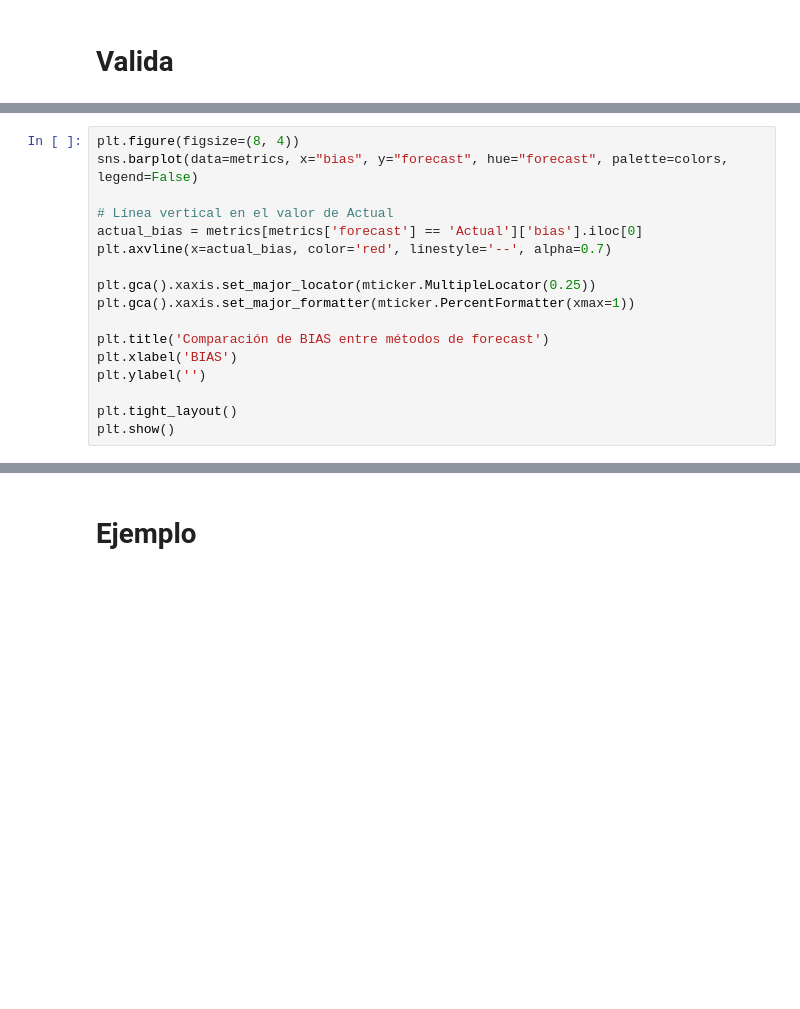
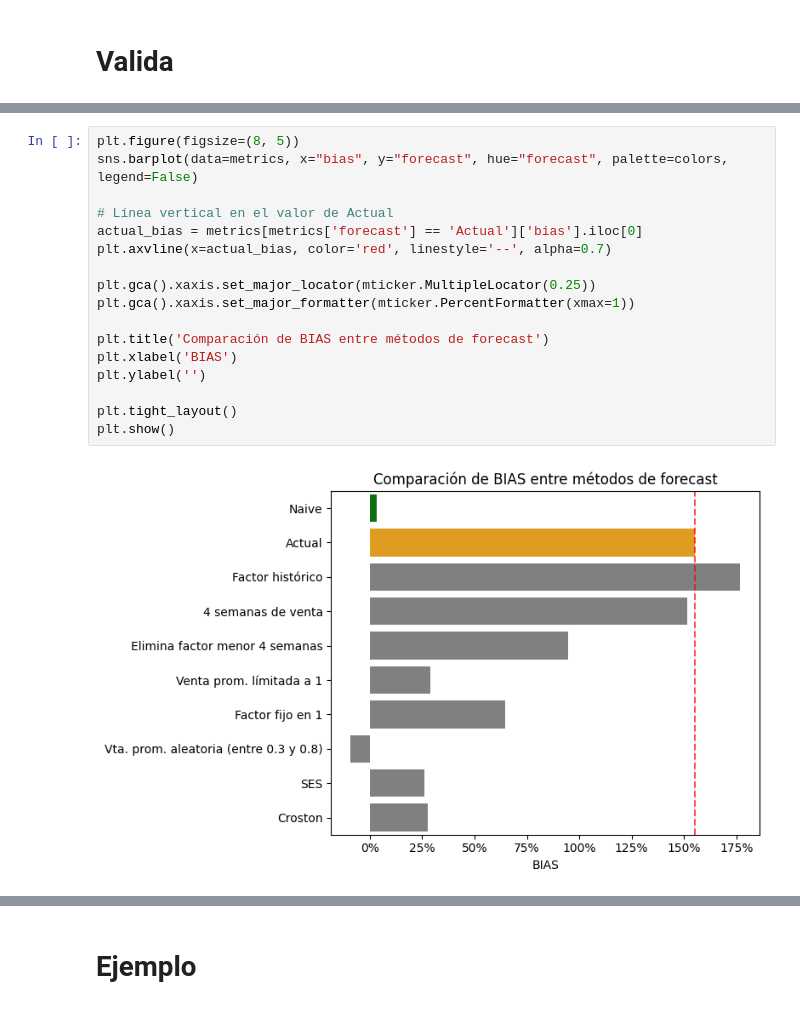
Before and after one commit to bi-retail-tricot/forecast, a Jupyter notebook: notebooks/06_modelacion_forecasts.ipynb, the cells around one changed output, grey strips where cells are left out. Cells and saved outputs as stored; diff of their text form; blank space fills up the shorter version.

```diff
--- a/notebooks/06_modelacion_forecasts.ipynb
+++ b/notebooks/06_modelacion_forecasts.ipynb
@@ -356,20 +549,22 @@ plt.show()
 # %%
-plt.figure(figsize=(8, 4))
+plt.figure(figsize=(8, 5))
 sns.barplot(data=metrics, x="bias", y="forecast", hue="forecast", palette=colors, legend=False)
 
 # Línea vertical en el valor de Actual
 actual_bias = metrics[metrics['forecast'] == 'Actual']['bias'].iloc[0]
 plt.axvline(x=actual_bias, color='red', linestyle='--', alpha=0.7)
 
 plt.gca().xaxis.set_major_locator(mticker.MultipleLocator(0.25))
 plt.gca().xaxis.set_major_formatter(mticker.PercentFormatter(xmax=1))
 
 plt.title('Comparación de BIAS entre métodos de forecast')
 plt.xlabel('BIAS')
 plt.ylabel('')
 
 plt.tight_layout()
 plt.show()
+# %% [output]
+[figure, added]
 # %%
 plt.figure(figsize=(8, 4))
 sns.barplot(data=metrics, x="rmse", y="forecast", hue="forecast", palette=colors, legend=False)
```
Also changed, not shown: parts of 27 cells of this notebook, 10 other files.
